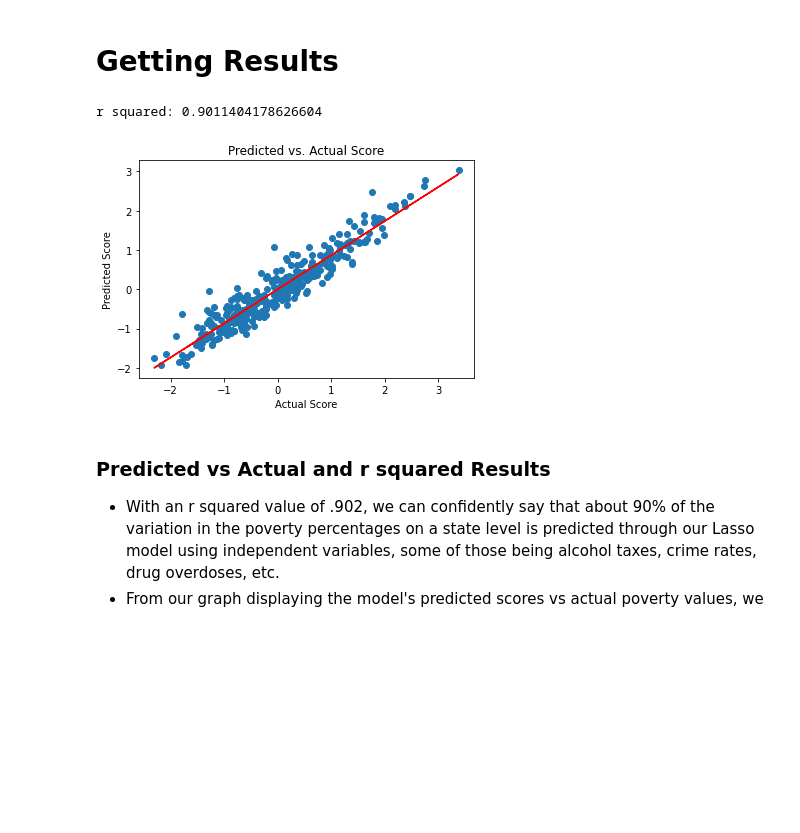
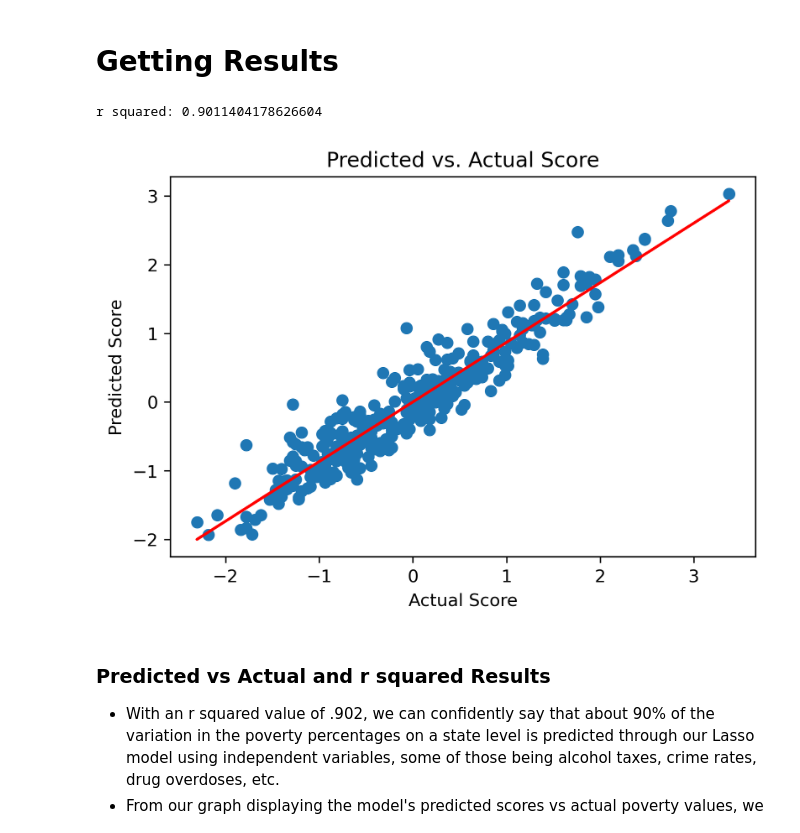
Before and after one commit to bethvanderhoek/finance-capstone, a Jupyter notebook: code/LassoMLModel.ipynb, the cells around one changed output. Cells and saved outputs as stored; diff of their text form; code cells hidden in the pictures; blank space fills up the shorter version.

```diff
--- a/code/LassoMLModel.ipynb
+++ b/code/LassoMLModel.ipynb
@@ -236,19 +236,19 @@ r2 = lasso.score(X_test, y_test)
 # %%
 # Finding r squared value and predicted vs actual score for Lasso model:
 
 print(f'r squared: {r2}')
-
+plt.rcParams['figure.dpi']=300
 plt.scatter(y_test,y_pred)
 plt.xlabel('Actual Score')
 plt.ylabel('Predicted Score')
 plt.title('Predicted vs. Actual Score')
 z = np.polyfit(y_test, y_pred, 1)
 p = np.poly1d(z)
 plt.plot(y_test, p(y_test), color= 'red')
 plt.show()
 # %% [output]
 r squared: 0.9011404178626604
-[figure, old version]
+[figure, new version]
 # %% [markdown]
 ### Predicted vs Actual  and r squared Results
 
```
Also changed, not shown: parts of 3 cells of this notebook, 2 other files.
